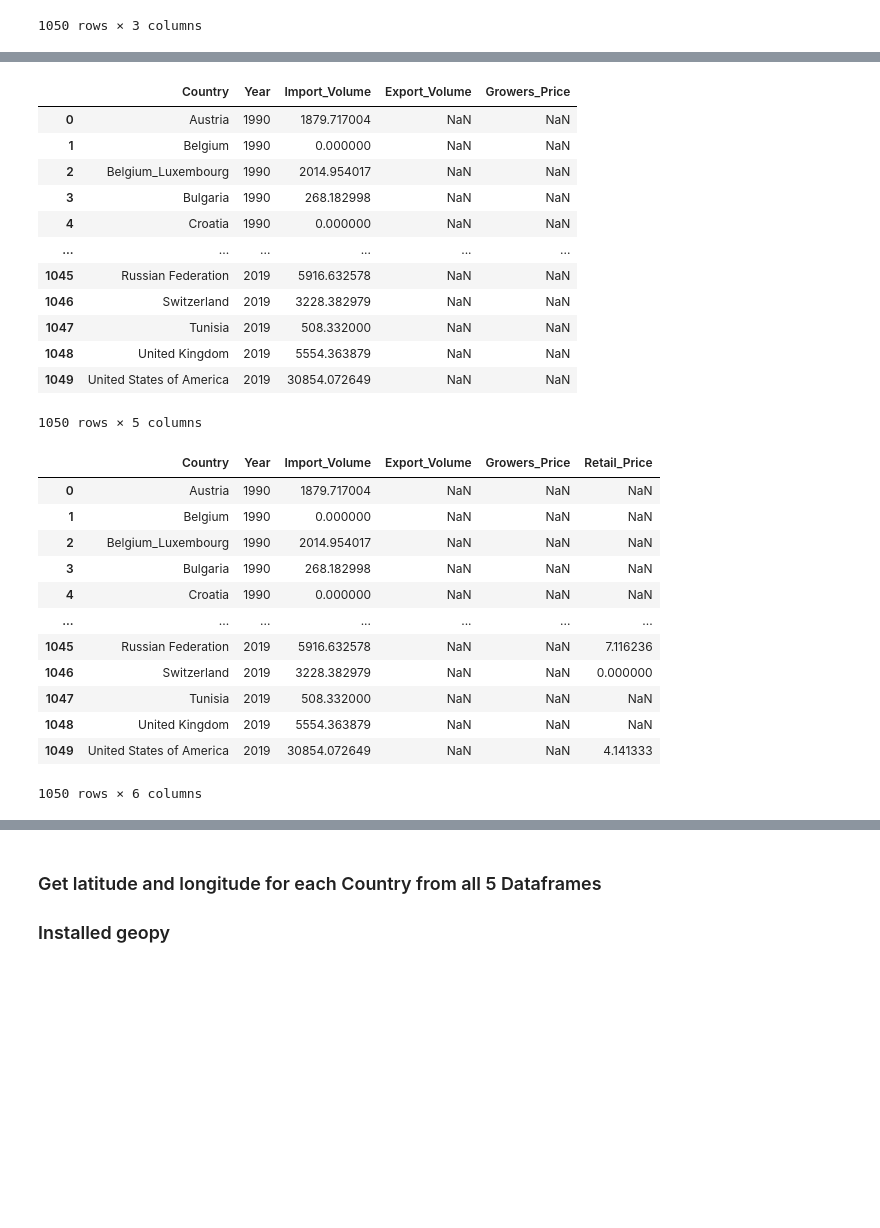
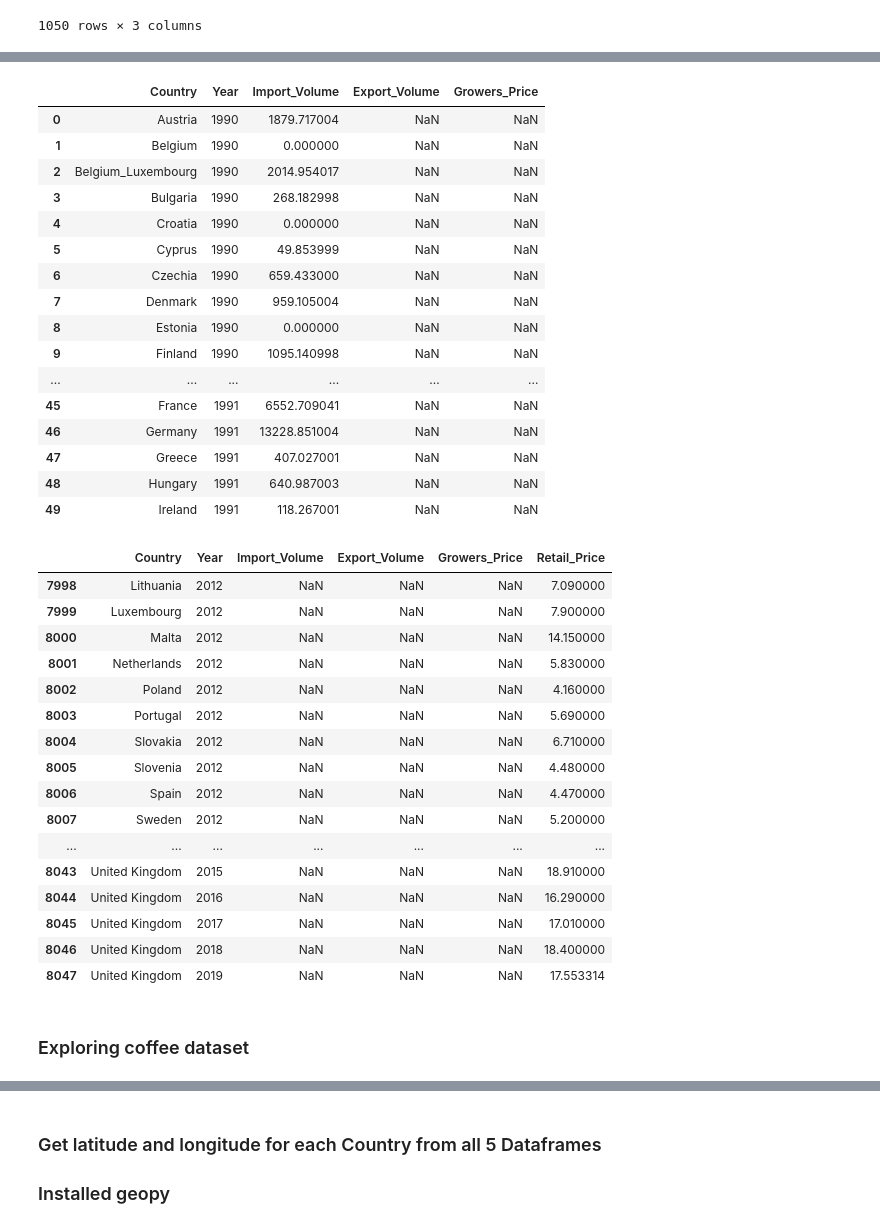
Before and after one commit to SandraBotica/Project-3, a Jupyter notebook: coffee_data.ipynb, the cells around one changed output, grey strips where cells are left out. Cells and saved outputs as stored; diff of their text form; code cells hidden in the pictures; blank space fills up the shorter version.

```diff
--- a/coffee_data.ipynb
+++ b/coffee_data.ipynb
@@ -250,7 +252,7 @@ imports_merged_df
 | 1049 | United States of America | 2019 | 30854.072649 |
 1050 rows × 3 columns
 # %%
-imports_exports_merged_df= pd.merge(imports_merged_df, exports_df, how='left')
+imports_exports_merged_df= pd.merge(imports_merged_df, exports_df, how='outer')
 imports_exports_merged_df
 # %% [output]
 |  | Country | Year | Import_Volume | Export_Volume |
@@ -269,6 +271,6 @@ imports_exports_merged_df
 # %%
-imports_exports_growers_merged_df= pd.merge(imports_exports_merged_df, prices_paid_to_growers_df, how='left')
-imports_exports_growers_merged_df
+imports_exports_growers_merged_df= pd.merge(imports_exports_merged_df, prices_paid_to_growers_df, how='outer')
+imports_exports_growers_merged_df.head(50)
 # %% [output]
 |  | Country | Year | Import_Volume | Export_Volume | Growers_Price |
 | 0 | Austria | 1990 | 1879.717004 | NaN | NaN |
@@ -276,30 +278,40 @@ imports_exports_growers_merged_df
 | 2 | Belgium_Luxembourg | 1990 | 2014.954017 | NaN | NaN |
 | 3 | Bulgaria | 1990 | 268.182998 | NaN | NaN |
 | 4 | Croatia | 1990 | 0.000000 | NaN | NaN |
+| 5 | Cyprus | 1990 | 49.853999 | NaN | NaN |
+| 6 | Czechia | 1990 | 659.433000 | NaN | NaN |
+| 7 | Denmark | 1990 | 959.105004 | NaN | NaN |
+| 8 | Estonia | 1990 | 0.000000 | NaN | NaN |
+| 9 | Finland | 1990 | 1095.140998 | NaN | NaN |
 | ... | ... | ... | ... | ... | ... |
-| 1045 | Russian Federation | 2019 | 5916.632578 | NaN | NaN |
-| 1046 | Switzerland | 2019 | 3228.382979 | NaN | NaN |
-| 1047 | Tunisia | 2019 | 508.332000 | NaN | NaN |
-| 1048 | United Kingdom | 2019 | 5554.363879 | NaN | NaN |
-| 1049 | United States of America | 2019 | 30854.072649 | NaN | NaN |
+| 45 | France | 1991 | 6552.709041 | NaN | NaN |
+| 46 | Germany | 1991 | 13228.851004 | NaN | NaN |
+| 47 | Greece | 1991 | 407.027001 | NaN | NaN |
+| 48 | Hungary | 1991 | 640.987003 | NaN | NaN |
+| 49 | Ireland | 1991 | 118.267001 | NaN | NaN |
-1050 rows × 5 columns
 # %%
-imports_exports_growers_retail_merged_df= pd.merge(imports_exports_growers_merged_df, retail_prices_df, how='left')
-imports_exports_growers_retail_merged_df
+imports_exports_growers_retail_merged_df= pd.merge(imports_exports_growers_merged_df, retail_prices_df, how='outer')
+imports_exports_growers_retail_merged_df.tail(50)
 # %% [output]
 |  | Country | Year | Import_Volume | Export_Volume | Growers_Price | Retail_Price |
-| 0 | Austria | 1990 | 1879.717004 | NaN | NaN | NaN |
-| 1 | Belgium | 1990 | 0.000000 | NaN | NaN | NaN |
-| 2 | Belgium_Luxembourg | 1990 | 2014.954017 | NaN | NaN | NaN |
-| 3 | Bulgaria | 1990 | 268.182998 | NaN | NaN | NaN |
-| 4 | Croatia | 1990 | 0.000000 | NaN | NaN | NaN |
+| 7998 | Lithuania | 2012 | NaN | NaN | NaN | 7.090000 |
+| 7999 | Luxembourg | 2012 | NaN | NaN | NaN | 7.900000 |
+| 8000 | Malta | 2012 | NaN | NaN | NaN | 14.150000 |
+| 8001 | Netherlands | 2012 | NaN | NaN | NaN | 5.830000 |
+| 8002 | Poland | 2012 | NaN | NaN | NaN | 4.160000 |
+| 8003 | Portugal | 2012 | NaN | NaN | NaN | 5.690000 |
+| 8004 | Slovakia | 2012 | NaN | NaN | NaN | 6.710000 |
+| 8005 | Slovenia | 2012 | NaN | NaN | NaN | 4.480000 |
+| 8006 | Spain | 2012 | NaN | NaN | NaN | 4.470000 |
+| 8007 | Sweden | 2012 | NaN | NaN | NaN | 5.200000 |
 | ... | ... | ... | ... | ... | ... | ... |
-| 1045 | Russian Federation | 2019 | 5916.632578 | NaN | NaN | 7.116236 |
-| 1046 | Switzerland | 2019 | 3228.382979 | NaN | NaN | 0.000000 |
-| 1047 | Tunisia | 2019 | 508.332000 | NaN | NaN | NaN |
-| 1048 | United Kingdom | 2019 | 5554.363879 | NaN | NaN | NaN |
-| 1049 | United States of America | 2019 | 30854.072649 | NaN | NaN | 4.141333 |
+| 8043 | United Kingdom | 2015 | NaN | NaN | NaN | 18.910000 |
+| 8044 | United Kingdom | 2016 | NaN | NaN | NaN | 16.290000 |
+| 8045 | United Kingdom | 2017 | NaN | NaN | NaN | 17.010000 |
+| 8046 | United Kingdom | 2018 | NaN | NaN | NaN | 18.400000 |
+| 8047 | United Kingdom | 2019 | NaN | NaN | NaN | 17.553314 |
-1050 rows × 6 columns
 # %%
 # Export the DataFrame as a CSV file.
 imports_exports_growers_retail_merged_df.to_csv(("Resources/coffee_data.csv"))
+# %% [markdown]
+### Exploring coffee dataset
```
Also changed, not shown: parts of 9 cells of this notebook, 5 other files.
